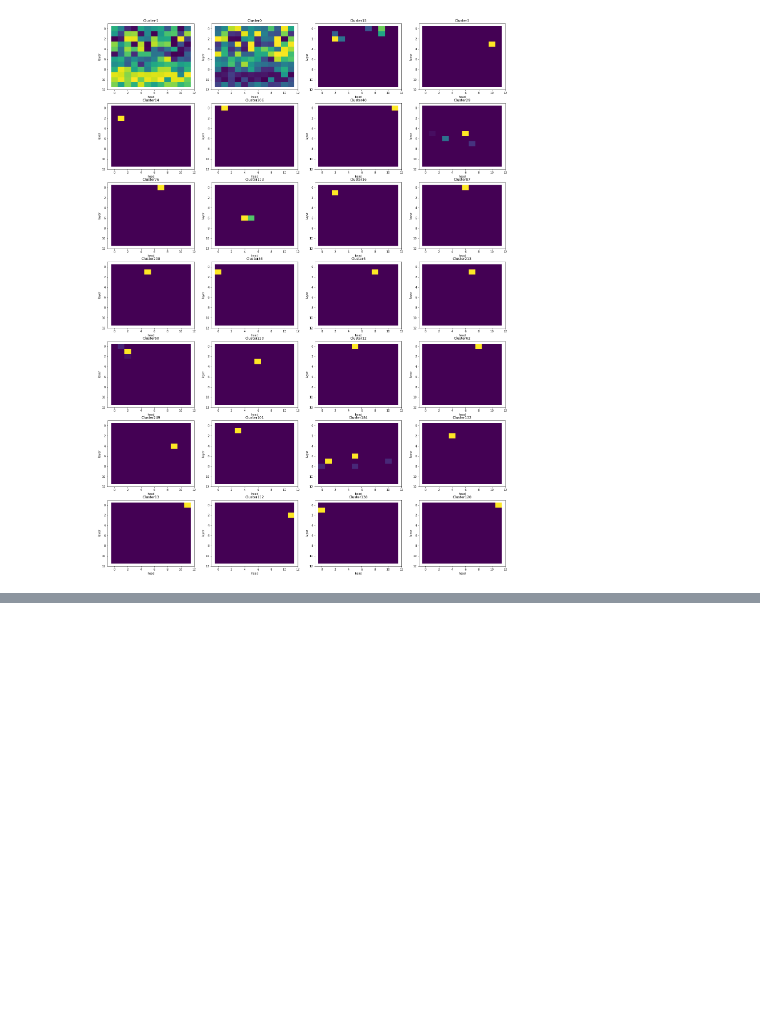
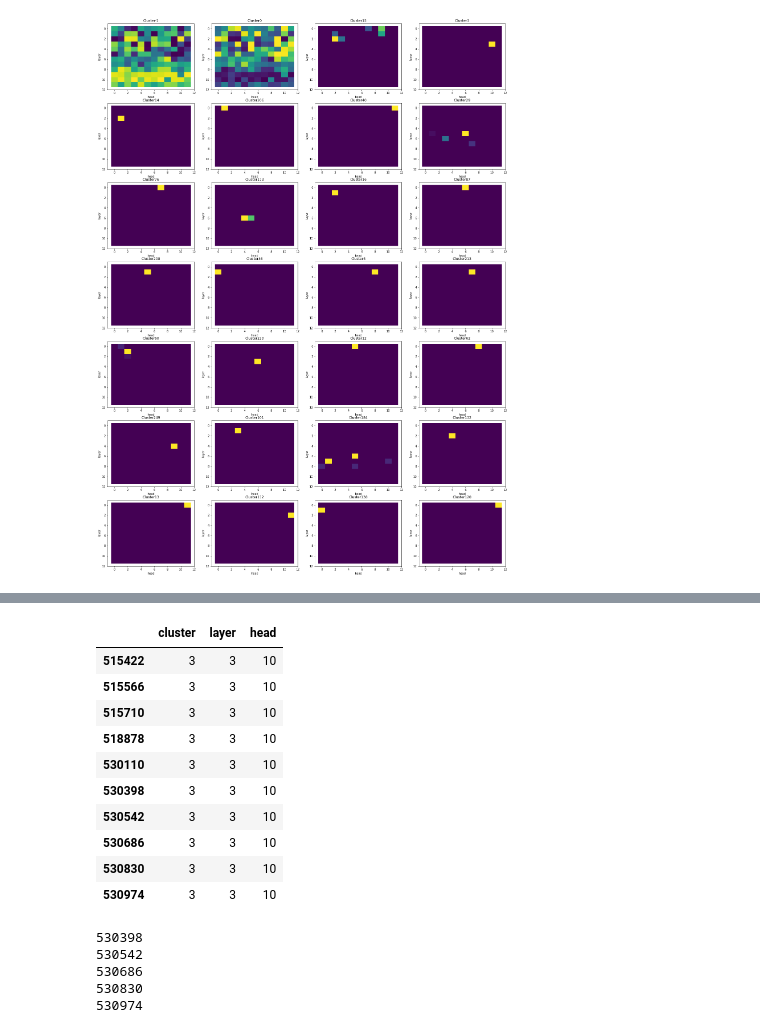
Before and after one commit to pschroedl/transformer_attention_clustering, a Jupyter notebook: clustering/dbscan_cluster_analysis.ipynb, the cells around one changed output, grey strips where cells are left out. Drawn from its saved outputs; the diff is of its cells as text; code cells hidden in the pictures; blank space fills up the shorter version.

```diff
--- a/clustering/dbscan_cluster_analysis.ipynb
+++ b/clustering/dbscan_cluster_analysis.ipynb
@@ -155,0 +198,23 @@ Name: cluster, dtype: int64
+# %%
+cluster_3.tail(10)
+# %% [output]
+|  | cluster | layer | head |
+| 515422 | 3 | 3 | 10 |
+| 515566 | 3 | 3 | 10 |
+| 515710 | 3 | 3 | 10 |
+| 518878 | 3 | 3 | 10 |
+| 530110 | 3 | 3 | 10 |
+| 530398 | 3 | 3 | 10 |
+| 530542 | 3 | 3 | 10 |
+| 530686 | 3 | 3 | 10 |
+| 530830 | 3 | 3 | 10 |
+| 530974 | 3 | 3 | 10 |
+# %%
+for i in range(530398,531000,144):
+    print(i)
+# %% [output]
+530398
+530542
+530686
+530830
+530974
```
Also changed, not shown: parts of 8 cells of this notebook, 2 other files.
